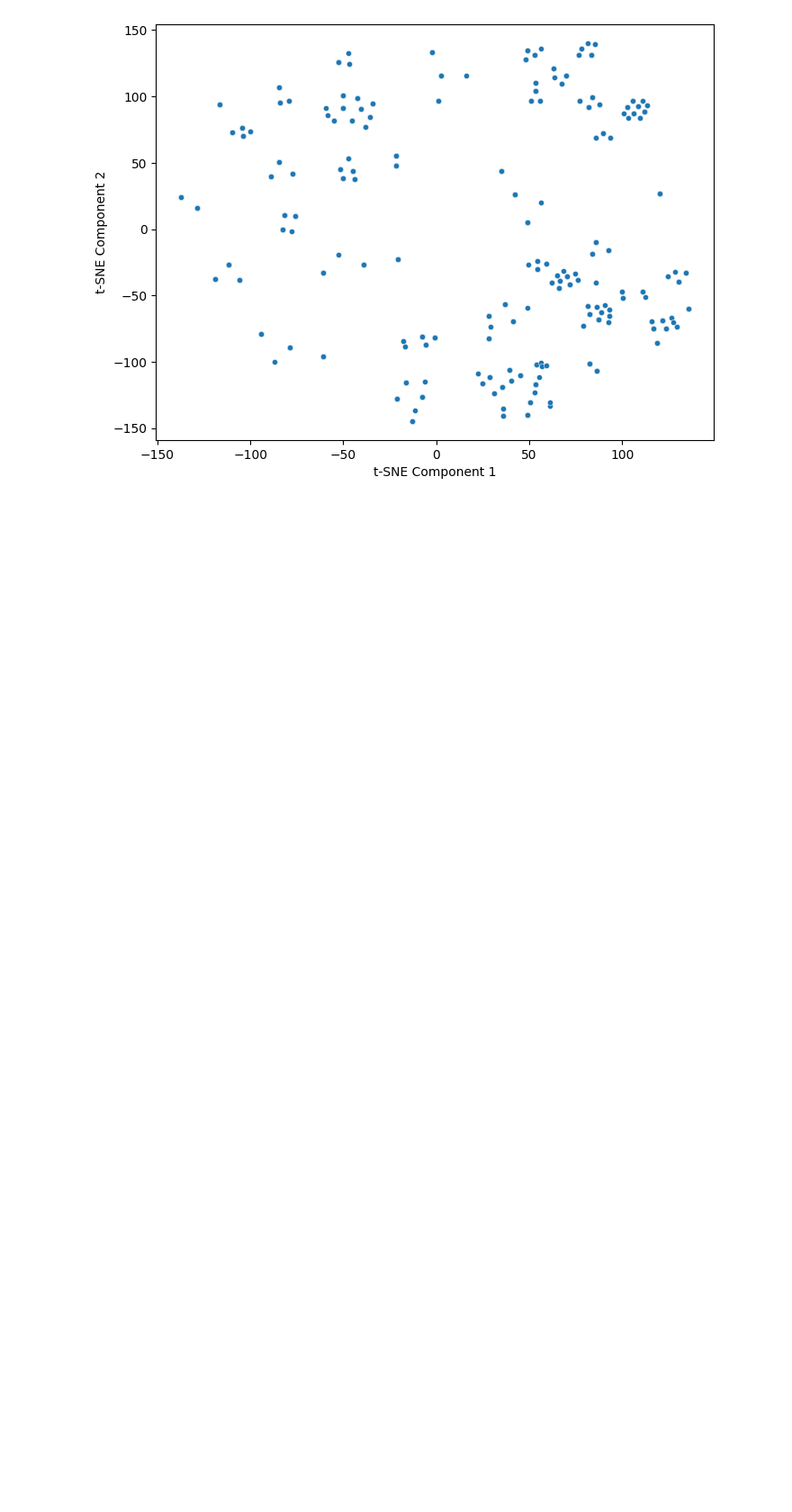
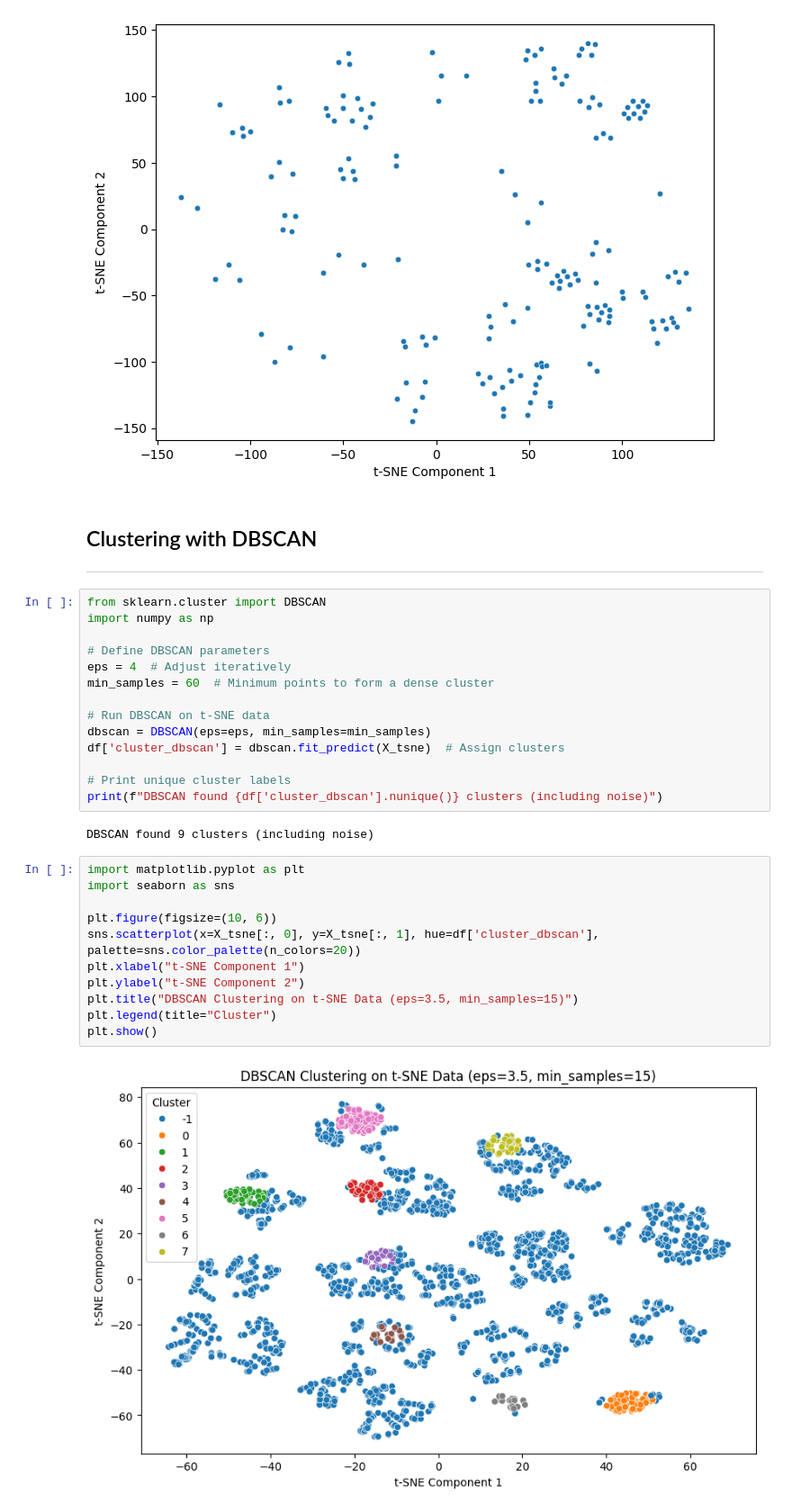
Before and after one commit to bryceayoung/ouray, a Jupyter notebook: workflows/analysis/clustering_2.ipynb, the cells around one changed output. Shown at 90% size. Drawn from its saved outputs; the diff is of its cells as text; blank space fills up the shorter version.

Commit message:
DBSCAN

```diff
--- a/workflows/analysis/clustering_2.ipynb
+++ b/workflows/analysis/clustering_2.ipynb
@@ -412,3 +412,35 @@ plt.grid(False)
 plt.show()
 # %% [output]
 [figure]
+# %% [markdown]
+## Clustering with DBSCAN
+---
+# %%
+from sklearn.cluster import DBSCAN
+import numpy as np
+
+# Define DBSCAN parameters
+eps = 4  # Adjust iteratively
+min_samples = 60  # Minimum points to form a dense cluster
+
+# Run DBSCAN on t-SNE data
+dbscan = DBSCAN(eps=eps, min_samples=min_samples)
+df['cluster_dbscan'] = dbscan.fit_predict(X_tsne)  # Assign clusters
+
+# Print unique cluster labels
+print(f"DBSCAN found {df['cluster_dbscan'].nunique()} clusters (including noise)")
+# %% [output]
+DBSCAN found 9 clusters (including noise)
+# %%
+import matplotlib.pyplot as plt
+import seaborn as sns
+
+plt.figure(figsize=(10, 6))
+sns.scatterplot(x=X_tsne[:, 0], y=X_tsne[:, 1], hue=df['cluster_dbscan'], palette=sns.color_palette(n_colors=20))
+plt.xlabel("t-SNE Component 1")
+plt.ylabel("t-SNE Component 2")
+plt.title("DBSCAN Clustering on t-SNE Data (eps=3.5, min_samples=15)")
+plt.legend(title="Cluster")
+plt.show()
+# %% [output]
+[figure, added]
```
Also changed, not shown: parts of 2 cells of this notebook.
